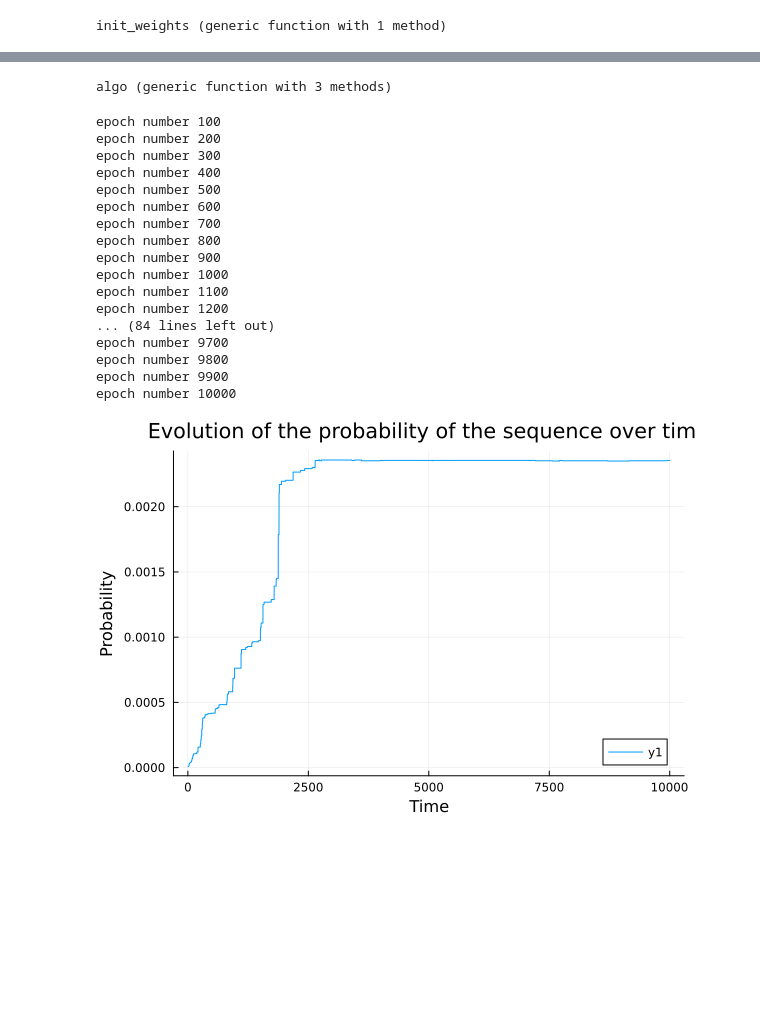
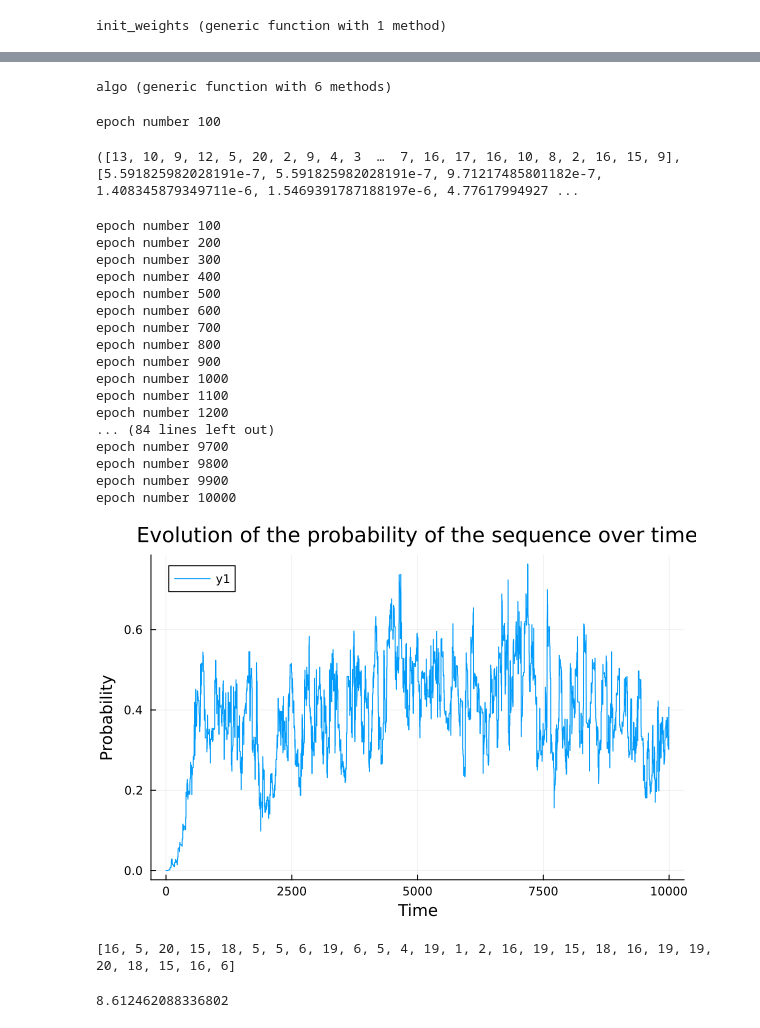
Before and after one commit to 0Marie0/pBIM, a Jupyter notebook: test_julia/test2.ipynb, the cells around one changed output, grey strips where cells are left out. Drawn from its saved outputs; the diff is of its cells as text; code cells hidden in the pictures; blank space fills up the shorter version.

```diff
--- a/test_julia/test2.ipynb
+++ b/test_julia/test2.ipynb
@@ -703,8 +703,8 @@ using DataFrames
 
 # Reading the file and converting into a matrix
 df = CSV.read("../MJ.csv", DataFrame; delim='\t', header=false)
-MJ = Matrix{Float64}(df)
+const MJ = Matrix{Float64}(df)*5
 
 # Reading the value for MET and ILE in the MJ matrix
-MJ[2, 20]
+MJ
 # %% [output]
@@ -1048,6 +1093,15 @@ metropolis (generic function with 2 methods)
 
 #algo function
 function algo(seq, target_number, all_ctc_maps, epochs=100, beta=100)
+"=
+function algo(
+    seq::Vector{Int},
+    target_number::Int,
+    all_ctc_maps::Vector{Set{Tuple{Int,Int}}},
+    epochs::Int=100,
+    beta::Float64=100.0
+)::Tuple{Vector{Int}, Vector{Float64}}
+="
     #pre-calculations (only once)
     pos_contacts=precompute_pos_contacts(all_ctc_maps)
     weights= init_weights(all_ctc_maps,seq)
@@ -1056,45 +1110,77 @@ function algo(seq, target_number, all_ctc_maps, epochs=100, beta=100)
     log_proba_target=log(weights[target_number])-log(ttl_energy)
     p_struct_time_t=Float64[]
 
+    affected = Dict{Int, Float64}()  #alloué une seule fois
+
+
     for i in 1:epochs
+        #recalibration périodique, pour éviter la dérive a cause des arrondis et donc log(négatif)
+        ttl_energy = sum(weights)  #recalcul exact
         if i % 100 == 0
             println("epoch number $i")
+
         end
 
         push!(p_struct_time_t,exp(log_proba_target))
 
+        empty!(affected)  # vider sans réallouer
+
         mut= mutation(actual_seq)
-        actual_seq, ttl_energy, log_proba_target = metropolis(mut, actual_seq, target_number, weights, pos_contacts, ttl_energy, log_proba_target, beta)
+        #actual_seq, ttl_energy, log_proba_target = metropolis(mut, actual_seq, target_number, weights, pos_contacts, ttl_energy, log_proba_target, affected, beta)
+        ttl_energy, log_proba_target = metropolis(mut, actual_seq, target_number, weights, pos_contacts, ttl_energy, log_proba_target, affected, beta)
     end
+    "=
+    for i in 1:epochs
+        empty!(affected)
+
+        mut = mutation(actual_seq)
+
+        @time actual_seq, ttl_energy, log_proba_target = metropolis(mut, actual_seq, target_number, weights, pos_contacts, ttl_energy, log_proba_target, affected, beta)
+
+        break  # une seule itération suffit
+    end
+    ="
 
     return actual_seq, p_struct_time_t
 end
 # %% [output]
-algo (generic function with 3 methods)
+algo (generic function with 6 methods)
+# %%
+#chauffage
+algo(seq, target_number, all_ctc_maps, 100, 100)
+# %% [output]
+epoch number 100
+([13, 10, 9, 12, 5, 20, 2, 9, 4, 3  …  7, 16, 17, 16, 10, 8, 2, 16, 15, 9], [5.591825982028191e-7, 5.591825982028191e-7, 9.71217485801182e-7, 1.408345879349711e-6, 1.5469391787188197e-6, 4.77617994927 ...
 # %%
-final_seq, p_struct_time_t=algo(seq, target_number, all_ctc_maps, 10000, 1000)
+final_seq, p_struct_time_t=algo(seq, target_number, all_ctc_maps, 10000, 50)
 
 using Plots
 
 t=1:length(p_struct_time_t)
 
 plot(t, p_struct_time_t, xlabel="Time", ylabel="Probability", title="Evolution of the probability of the sequence over time")
 # %% [output]
 epoch number 100
 epoch number 200
 epoch number 300
 epoch number 400
 epoch number 500
 epoch number 600
 epoch number 700
 epoch number 800
 epoch number 900
 epoch number 1000
 epoch number 1100
 epoch number 1200
 ... (84 lines left out)
 epoch number 9700
 epoch number 9800
 epoch number 9900
 epoch number 10000
-[figure, old version]
+[figure, new version]
+# %%
+println(final_seq)
+probability_target_structure(all_ctc_maps, final_seq, ttl_energy,target_number)
+# %% [output]
+[16, 5, 20, 15, 18, 5, 5, 6, 19, 6, 5, 4, 19, 1, 2, 16, 19, 15, 18, 16, 19, 19, 20, 18, 15, 16, 6]
+8.612462088336802
```
Also changed, not shown: parts of 9 cells of this notebook, 2 other files.
